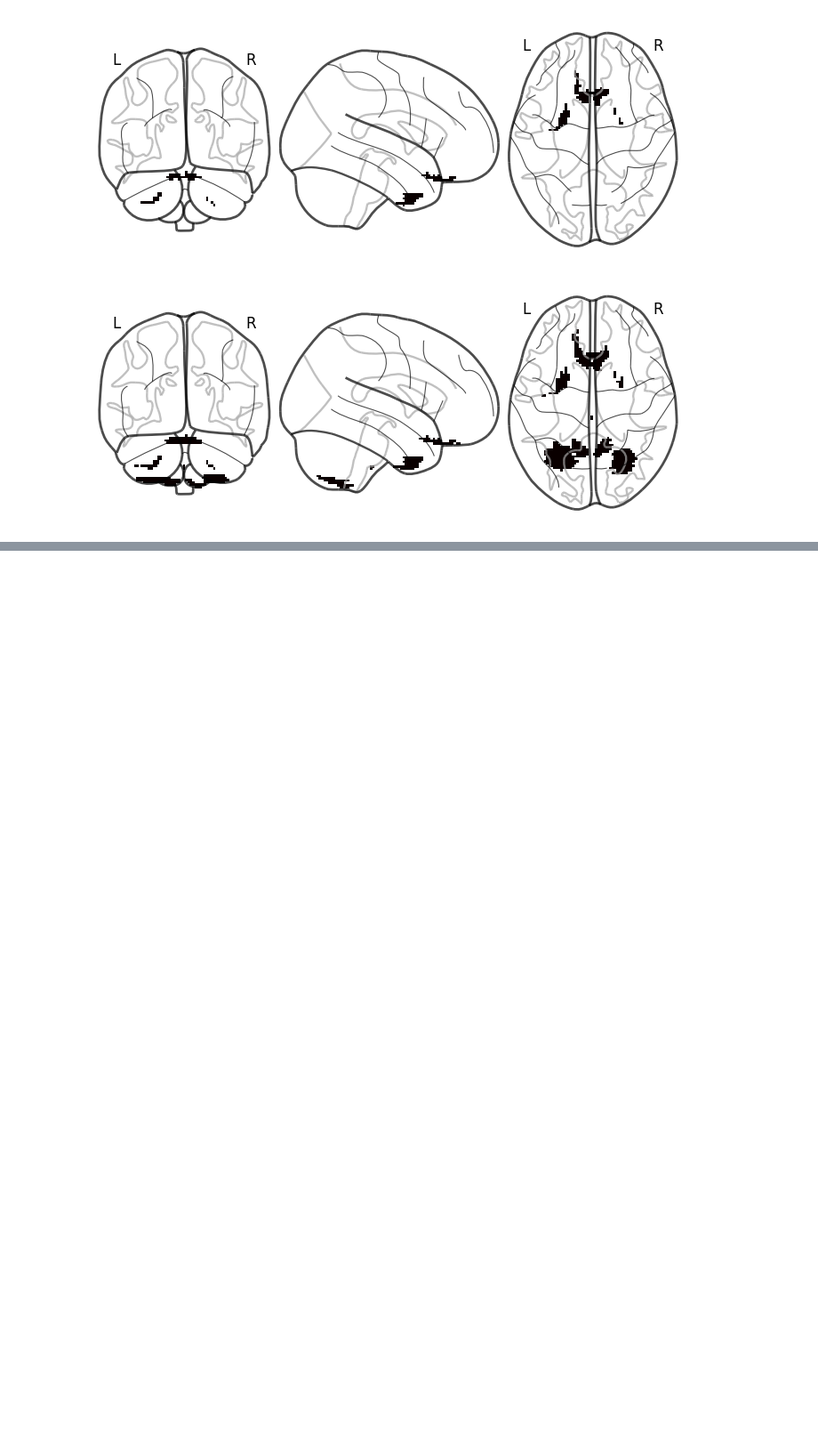
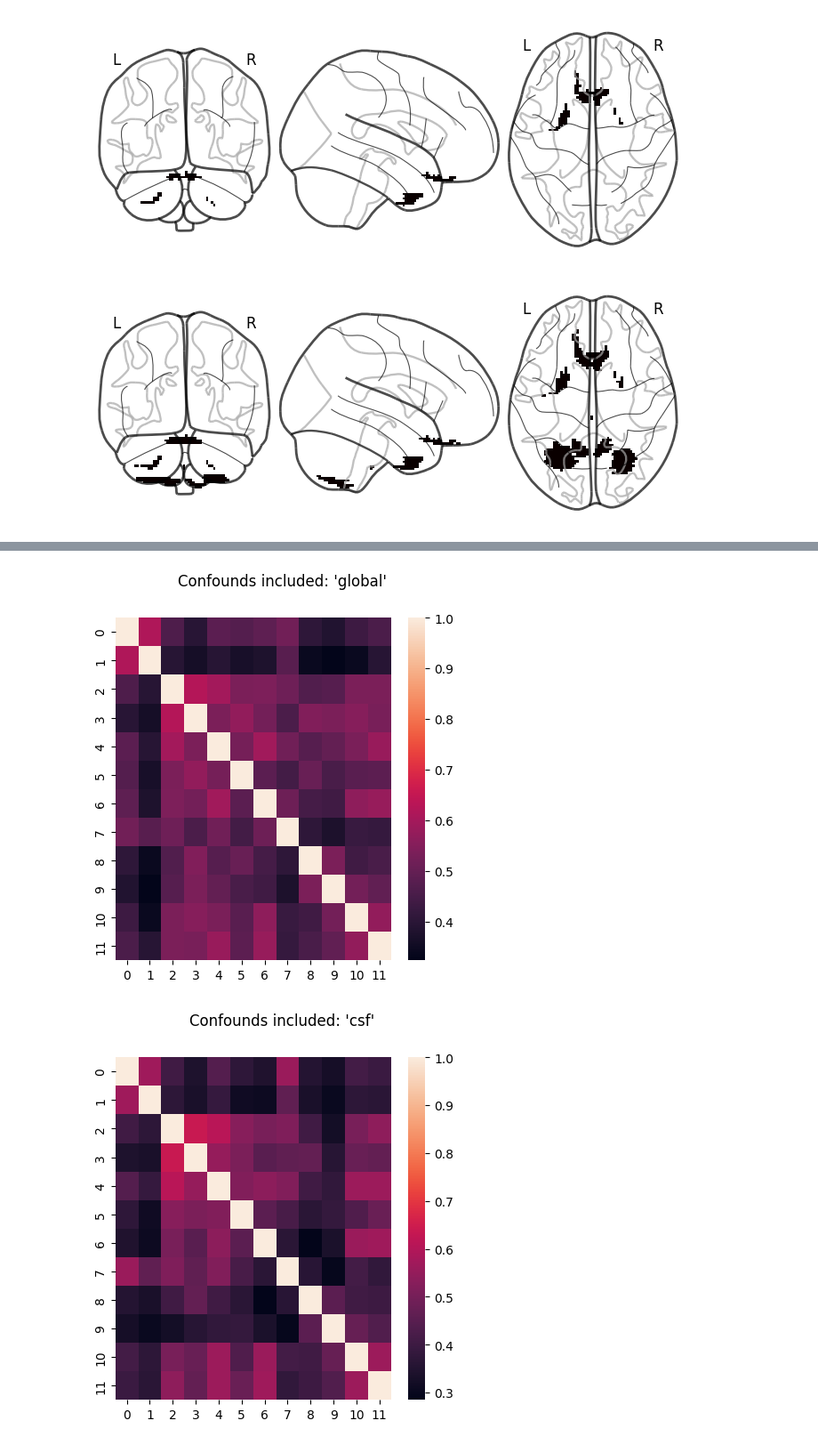
Before and after one commit to csiyer/network_functional_alignment, a Jupyter notebook: testing_notebook.ipynb, the cells around one changed output, grey strips where cells are left out. Shown at 89% size. Cells and saved outputs as stored; diff of their text form; code cells hidden in the pictures; blank space fills up the shorter version.

```diff
--- a/testing_notebook.ipynb
+++ b/testing_notebook.ipynb
@@ -32,0 +104,29 @@ plot_glass_brain(nib.Nifti1Image(files[1], affine))
+# %%
+confounds_include = ['trans_x', 'trans_y', 'trans_z', 'rot_x', 'rot_y', 'rot_z', 'framewise_displacement', 'a_comp_cor_00', 'a_comp_cor_01', 'a_comp_cor_02', 'a_comp_cor_03', 'a_comp_cor_04', 'a_comp_cor_05', 'csf', 'white_matter']
+# %%
+def load_plot(confounds_include):
+
+    confounds_files = glob.glob('data/confounds/*sub*')
+    new_confounds_files = []
+
+    for i in range(len(confounds_files)):
+        confounds = pd.read_csv(confounds_files[i], sep='\t')
+        confounds[[j for j in confounds.columns if confounds_include in j]].to_csv(f'data/confounds/testing/{i}.tsv', sep='\t')
+        new_confounds_files.append(f'data/confounds/testing/{i}.tsv')
+
+    parcel_data = parcel_masker.fit_transform(files, confounds = new_confounds_files)
+    connectomes = np.array(correlation_measure.fit_transform(parcel_data))
+    corrs = np.corrcoef(connectomes)
+
+    fig, ax = plt.subplots(1, 1, figsize=(5,5))
+    fig.suptitle(f'Confounds included: \'{confounds_include}\'')
+    sns.heatmap(corrs, ax=ax)
+    plt.show()
+# %%
+test_exclude = ['global','csf','trans','rot','white_matter','comp','non_steady','motion_outlier']
+
+for k in range(len(test_exclude)):
+    load_plot(test_exclude[k])
+# %% [output]
+[figure, added]
+[figure, added]
```
Also changed, not shown: parts of 12 cells of this notebook, 6 other files.
